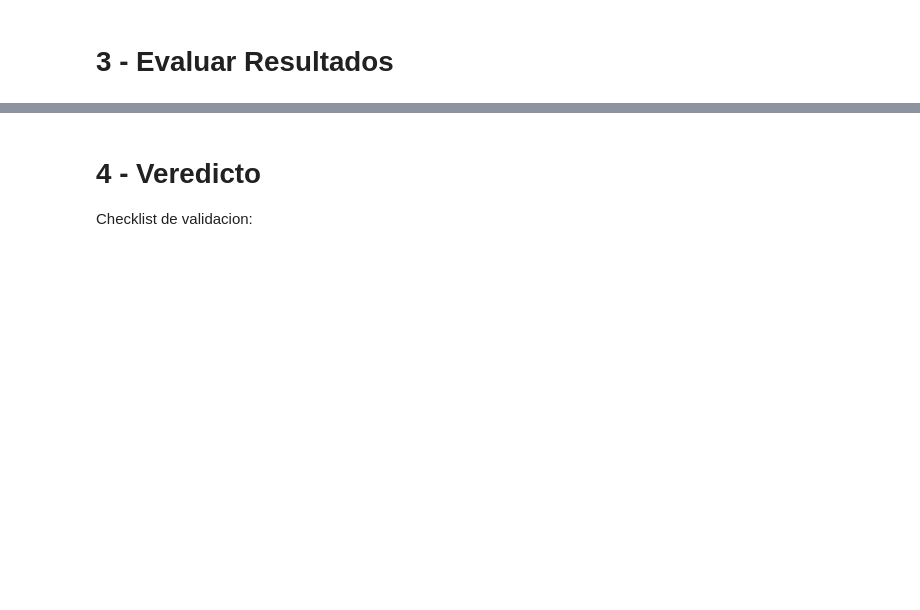
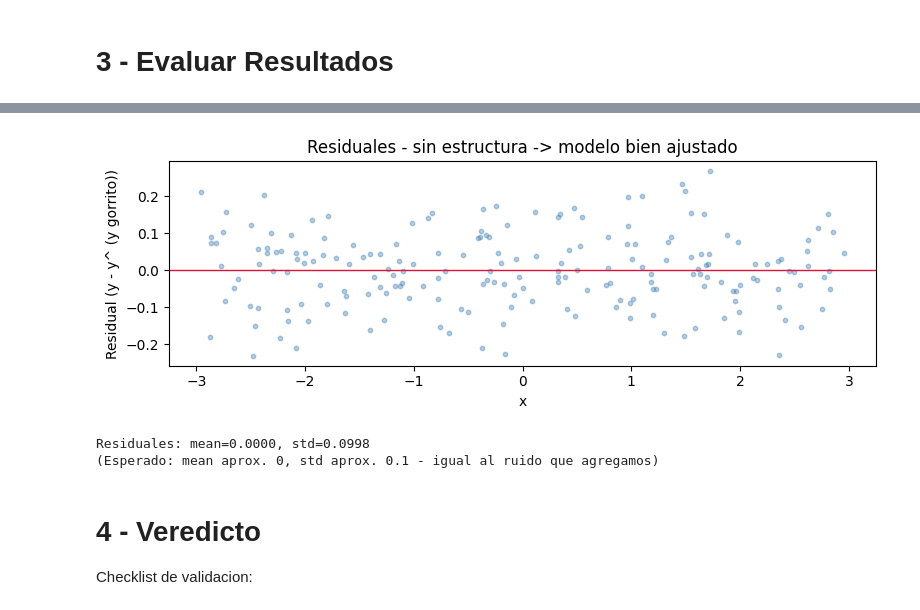
Before and after one commit to RobertoSan04/investigacion-verano-2026, a Jupyter notebook: 02_notebooks/M1_poc_synthetic.ipynb, the cells around one changed output, grey strips where cells are left out. Saved outputs shown, nothing was run; the diff lists cells and outputs as text; code cells hidden in the pictures; blank space fills up the shorter version.

```diff
--- a/02_notebooks/M1_poc_synthetic.ipynb
+++ b/02_notebooks/M1_poc_synthetic.ipynb
@@ -59,7 +71,7 @@ model = PySRRegressor(
     binary_operators = ["+", "-", "*"],
     unary_operators = [],
     model_selection = "best",
-    loss = "loss(prediction, target) = (prediction - target)**2",
+    elementwise_loss = "loss(prediction, target) = (prediction - target)^2",
     complexity_of_constants = 1,
     maxdepth = 5,
     verbosity = 1,
@@ -71,4 +83,4 @@ X_fit = x.reshape(-1, 1)
 
 print("Corriendo PySR...")
 model.fit(X_fit, y_noisy, variable_names = ["x"])
-print("\n Busqueda terminada")
+print("\nBúsqueda terminada")
@@ -125,18 +187,22 @@ plt.show())
 # %%
 # Residuales
 residuals = y_noisy - y_pred
 
 fig, ax = plt.subplots(figsize = (8, 3))
 ax.scatter(x, residuals, s=10, alpha=0.4, color='steelblue')
 ax.axhline(0, color='crimson', linewidth=1)
 ax.set_xlabel('x')
-ax.set_ylabel('Residual (y - ŷ)')
-ax.set_title('Residuales — sin estructura → modelo bien ajustado')
+ax.set_ylabel('Residual (y - y^ (y gorrito))')
+ax.set_title('Residuales - sin estructura -> modelo bien ajustado')
 plt.tight_layout()
 plt.show()
 
 print(f"Residuales: mean={residuals.mean():.4f}, std={residuals.std():.4f}")
-print(f"(Esperado: mean≈0, std≈{NOISE_STD} — igual al ruido que agregamos)")
+print(f"(Esperado: mean aprox. 0, std aprox. {NOISE_STD} - igual al ruido que agregamos)")
+# %% [output]
+[figure, added]
+Residuales: mean=0.0000, std=0.0998
+(Esperado: mean aprox. 0, std aprox. 0.1 - igual al ruido que agregamos)
 # %% [markdown]
 # 4 - Veredicto
 Checklist de validacion:
```
Also changed, not shown: parts of 8 cells of this notebook, 5 other files.
